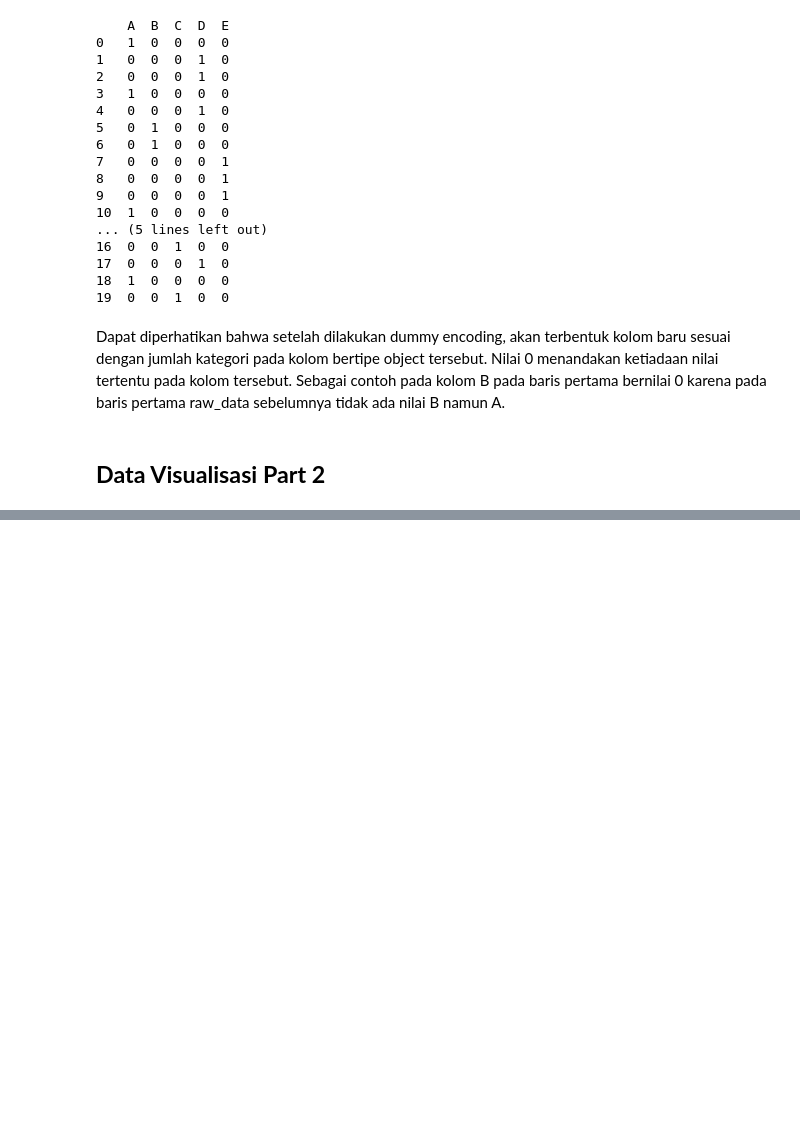
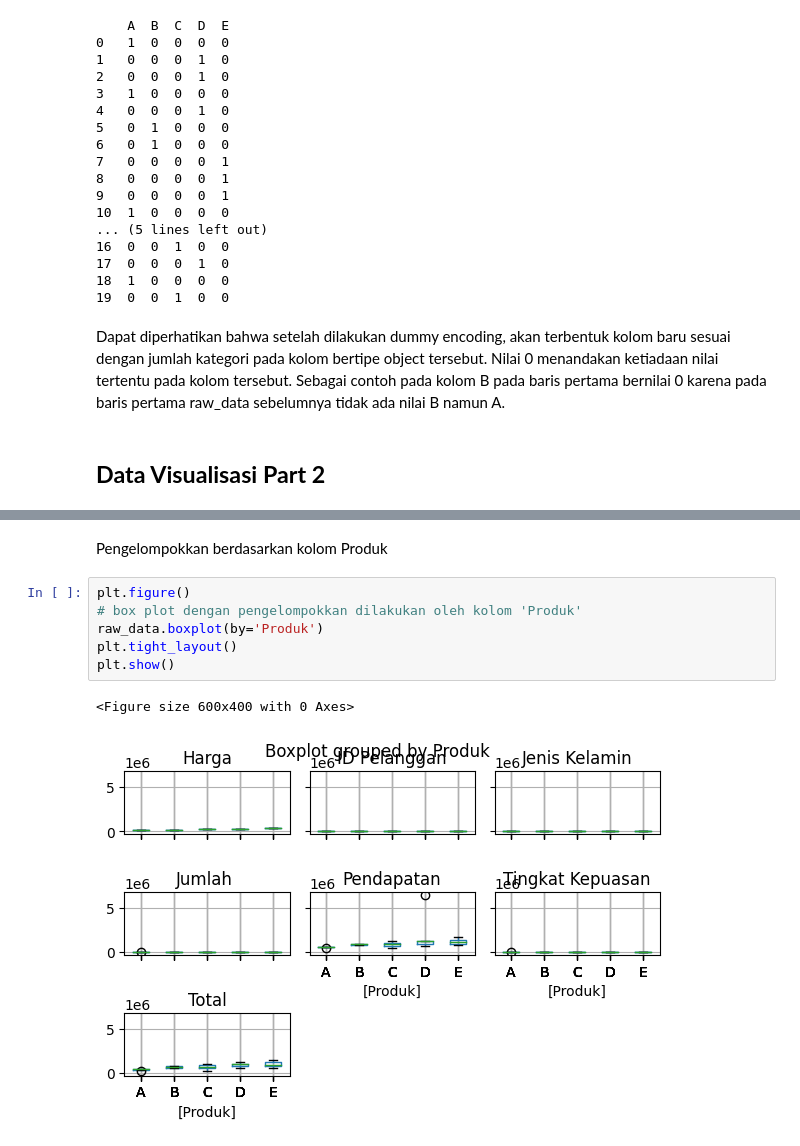
Before and after one commit to setyo-dwi-pratama/Courses, a Jupyter notebook: 11_Statistic_using_Python_for_Data_Science__Part_2_.ipynb, the cells around one changed output, grey strips where cells are left out. Cells and saved outputs as stored; diff of their text form; blank space fills up the shorter version.

```diff
--- a/11_Statistic_using_Python_for_Data_Science__Part_2_.ipynb
+++ b/11_Statistic_using_Python_for_Data_Science__Part_2_.ipynb
@@ -427,0 +474,11 @@ Dapat diperhatikan bahwa setelah dilakukan dummy encoding, akan terbentuk kolom
+# %% [markdown]
+Pengelompokkan berdasarkan kolom Produk
+# %%
+plt.figure()
+# box plot dengan pengelompokkan dilakukan oleh kolom 'Produk'
+raw_data.boxplot(by='Produk')
+plt.tight_layout()
+plt.show()
+# %% [output]
+<Figure size 600x400 with 0 Axes>
+[figure, added]
```
Also changed, not shown: parts of 55 cells of this notebook.
